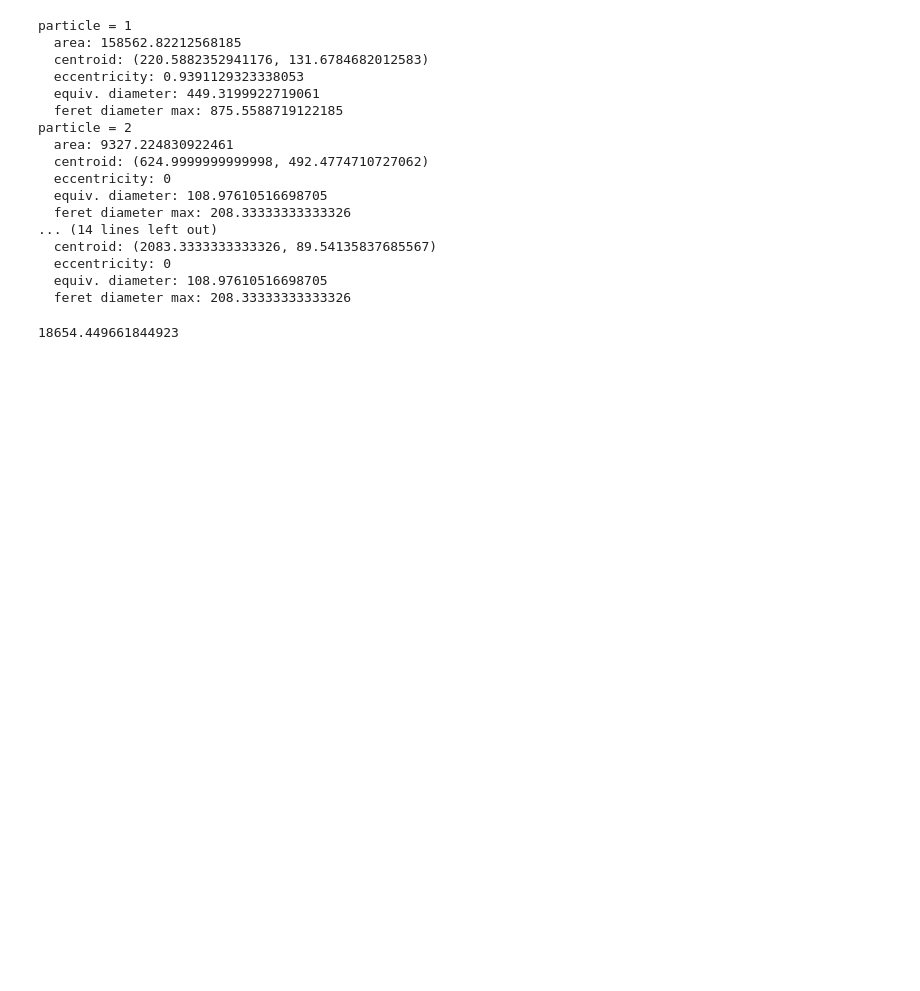
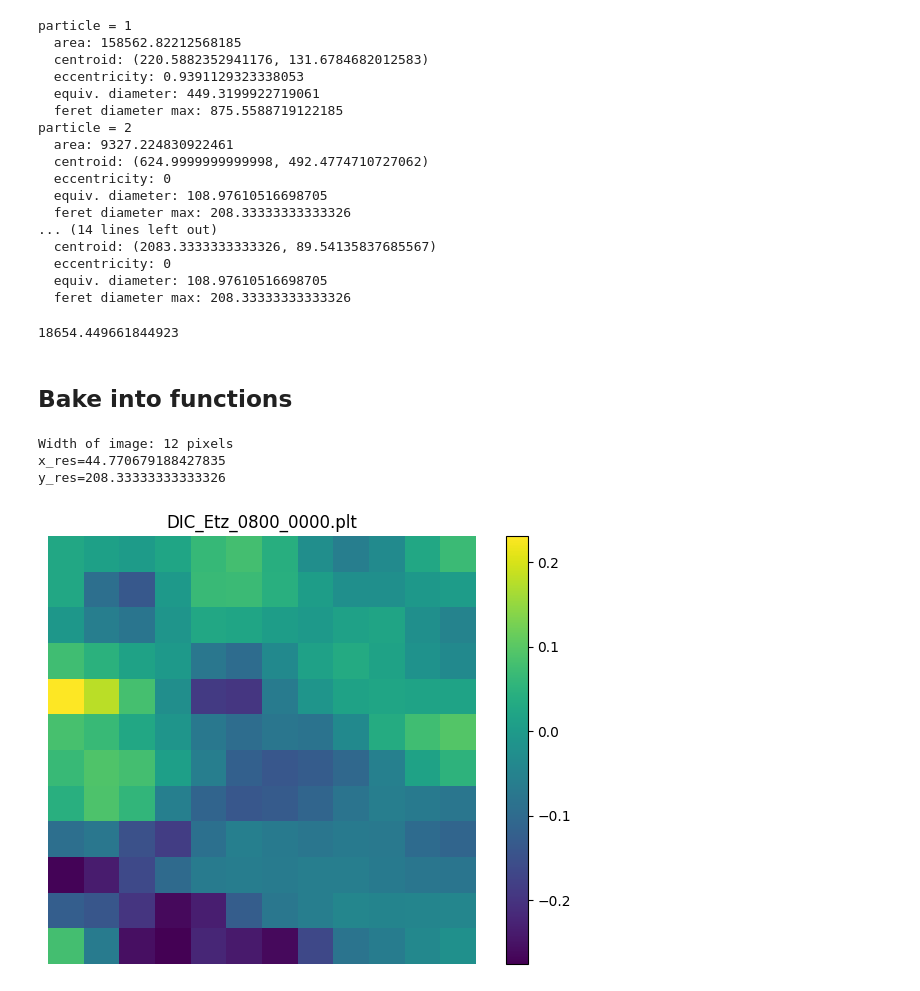
Before and after one commit to GusBusDraws/mhe-analysis, a Jupyter notebook: nbs/47-load-dic.ipynb, the cells around one changed output. Saved outputs shown, nothing was run; the diff lists cells and outputs as text; code cells hidden in the pictures; blank space fills up the shorter version.

Commit message:
Compile qrack quantification logic into function

```diff
--- a/nbs/47-load-dic.ipynb
+++ b/nbs/47-load-dic.ipynb
@@ -144,3 +187,50 @@ particle = 2
 2*x_res * 1*y_res
 # %% [output]
 18654.449661844923
+# %% [markdown]
+## Bake into functions
+# %%
+def plt_as_img(plt_path):
+    df = pd.read_csv(plt_path, delimiter=' ', header=None)
+    # Remove all ',' characters
+    df[1] = df[1].str.replace(',', '')
+    df[1] = df[1].astype(float)
+    df = df.drop(columns=0)
+    df = df.dropna().reset_index(drop=True)
+    df = df.rename(columns={1:'x', 2:'y', 3:'z'})
+    # Restructure
+    rs_df = df.copy()
+    rs_df['x'] = (df['x'] - df['x'].min())
+    rs_df['x'] = rs_df['x'] / rs_df['x'].loc[1]
+    rs_df['y'] = df['y'] - df['y'].min()
+    # Create image
+    width = np.sqrt(rs_df.index.shape[0]).astype(int)
+    height = width
+    print(f'Width of image: {width} pixels')
+    thresh = 0.1
+    x_res = df['x'].loc[1] - df['x'].loc[0]
+    print(f'{x_res=}')
+    y_res = df['y'].loc[width] - df['y'].loc[0]
+    print(f'{y_res=}')
+    img = np.zeros((height, width))
+    i = 0
+    for x in range(width):
+        for y in range(height):
+            img[y, x] = df['z'].loc[i]
+            i += 1
+    # Visualize as image
+    fig, ax = plt.subplots(1, 1, tight_layout=True, facecolor='white')
+    pos = ax.imshow(img, origin='lower')
+    ax.set_title(plt_path.name)
+    fig.colorbar(pos)
+    ax.set_axis_off()
+    return fig, ax
+# %%
+dic_path = Path(
+    r"C:\Users\cgusb\Research\mhe-analysis\data\DIC_Etz_0800_0000.plt")
+fig, ax = plt_as_img(dic_path)
+# %% [output]
+Width of image: 12 pixels
+x_res=44.770679188427835
+y_res=208.33333333333326
+[figure, added]
```
Also changed, not shown: parts of 14 cells of this notebook, 1 other file.
